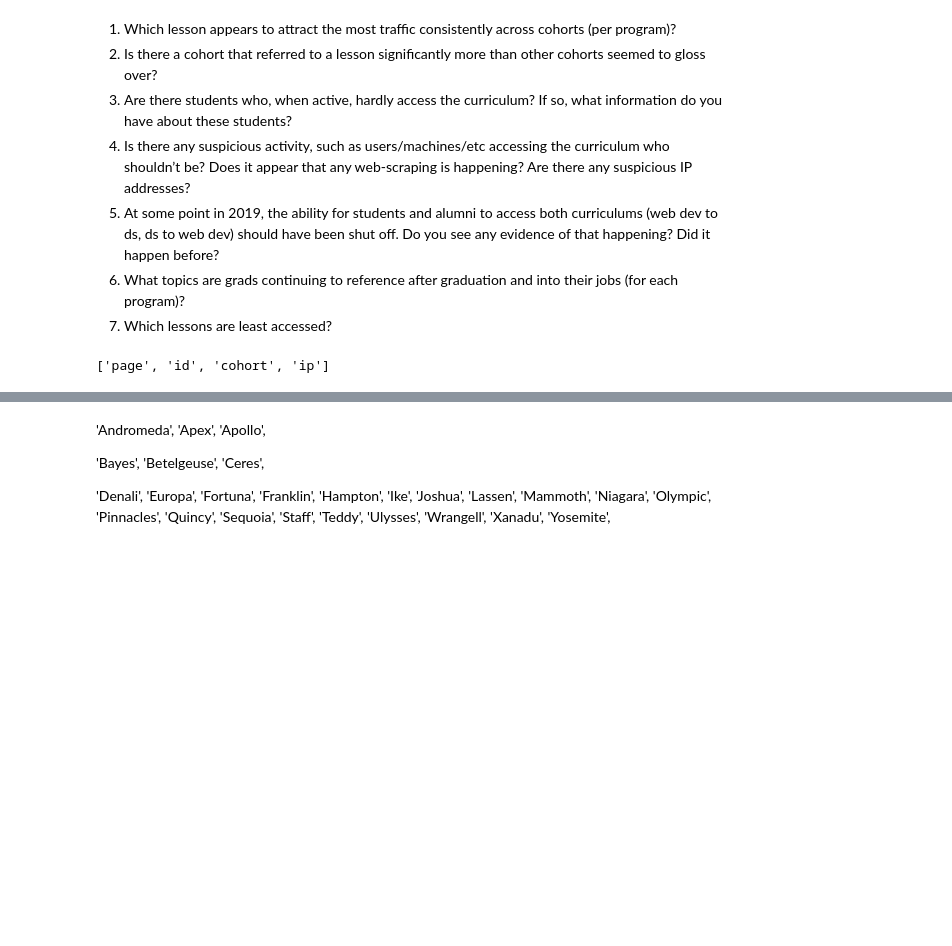
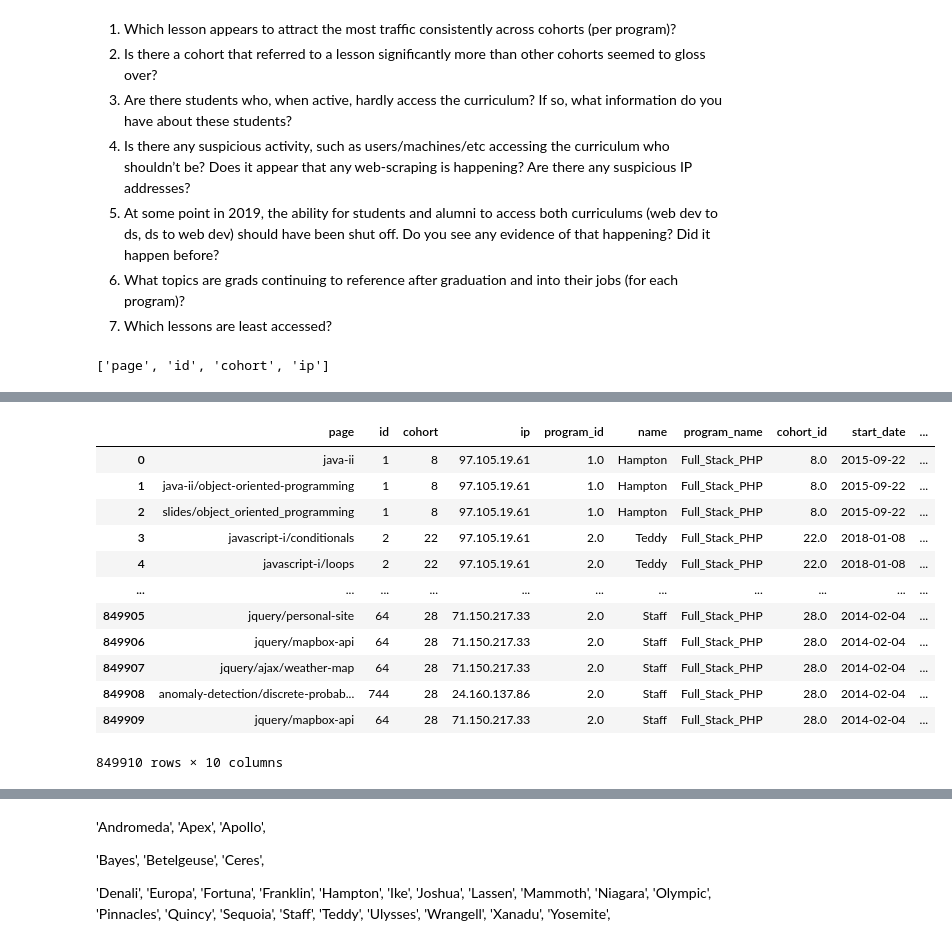
Before and after one commit to mackenr/anomaly-detection-exercises, a Jupyter notebook: boss.ipynb, the cells around one changed output, grey strips where cells are left out. Cells and saved outputs as stored; diff of their text form; code cells hidden in the pictures; blank space fills up the shorter version.

```diff
--- a/boss.ipynb
+++ b/boss.ipynb
@@ -268,5 +268,5 @@ df=df[df.page!='/']
 grp1=programs.groupby(['name','cohort_id','start_date','end_date','program_id'])
 metadata=pd.DataFrame(list(grp1.groups.keys()),columns=['name','cohort_id','start_date','end_date','program_id'])
 typenamecohort=pd.DataFrame(list(metadata.groupby(['cohort_id','name','program_id']).groups.keys()),columns=['cohort_id','name','program_id'])
-typenamecohort
-df
+typenamecohort=typenamecohort.fillna(0)
+df=df.fillna(0)
@@ -316,0 +273,3 @@ b
+# %%
+ncol=df.select_dtypes('number').columns.to_list()
+df[ncol]=df[ncol].astype(int)
@@ -316,0 +320,22 @@ b
+# %%
+
+
+
+merged=df
+
+merged=merged.fillna(0)
+
+merged['program_id']=merged['cohort'].map(chortprogmap)
+merged['name']=merged['cohort'].map(chortnamemap)
+
+
+nomenclaturemap={3:'DS',2:'Full_Stack_PHP',1:'Full_Stack_PHP',4:'Front_End'}
+
+
+
+
+merged['program_name']=merged['program_id'].map(nomenclaturemap)
+
+
+merged['program_name']=merged['program_id'].map(nomenclaturemap)
+merged.head()
@@ -316,0 +350,18 @@ b
+# %%
+
+merged=merged.merge(metadata,how='left',on=['name','program_id'])
+merged
+# %% [output]
+|  | page | id | cohort | ip | program_id | name | program_name | cohort_id | start_date | ... |
+| 0 | java-ii | 1 | 8 | 97.105.19.61 | 1.0 | Hampton | Full_Stack_PHP | 8.0 | 2015-09-22 | ... |
+| 1 | java-ii/object-oriented-programming | 1 | 8 | 97.105.19.61 | 1.0 | Hampton | Full_Stack_PHP | 8.0 | 2015-09-22 | ... |
+| 2 | slides/object_oriented_programming | 1 | 8 | 97.105.19.61 | 1.0 | Hampton | Full_Stack_PHP | 8.0 | 2015-09-22 | ... |
+| 3 | javascript-i/conditionals | 2 | 22 | 97.105.19.61 | 2.0 | Teddy | Full_Stack_PHP | 22.0 | 2018-01-08 | ... |
+| 4 | javascript-i/loops | 2 | 22 | 97.105.19.61 | 2.0 | Teddy | Full_Stack_PHP | 22.0 | 2018-01-08 | ... |
+| ... | ... | ... | ... | ... | ... | ... | ... | ... | ... | ... |
+| 849905 | jquery/personal-site | 64 | 28 | 71.150.217.33 | 2.0 | Staff | Full_Stack_PHP | 28.0 | 2014-02-04 | ... |
+| 849906 | jquery/mapbox-api | 64 | 28 | 71.150.217.33 | 2.0 | Staff | Full_Stack_PHP | 28.0 | 2014-02-04 | ... |
+| 849907 | jquery/ajax/weather-map | 64 | 28 | 71.150.217.33 | 2.0 | Staff | Full_Stack_PHP | 28.0 | 2014-02-04 | ... |
+| 849908 | anomaly-detection/discrete-probab... | 744 | 28 | 24.160.137.86 | 2.0 | Staff | Full_Stack_PHP | 28.0 | 2014-02-04 | ... |
+| 849909 | jquery/mapbox-api | 64 | 28 | 71.150.217.33 | 2.0 | Staff | Full_Stack_PHP | 28.0 | 2014-02-04 | ... |
+849910 rows × 10 columns
```
Also changed, not shown: parts of 36 cells of this notebook.
